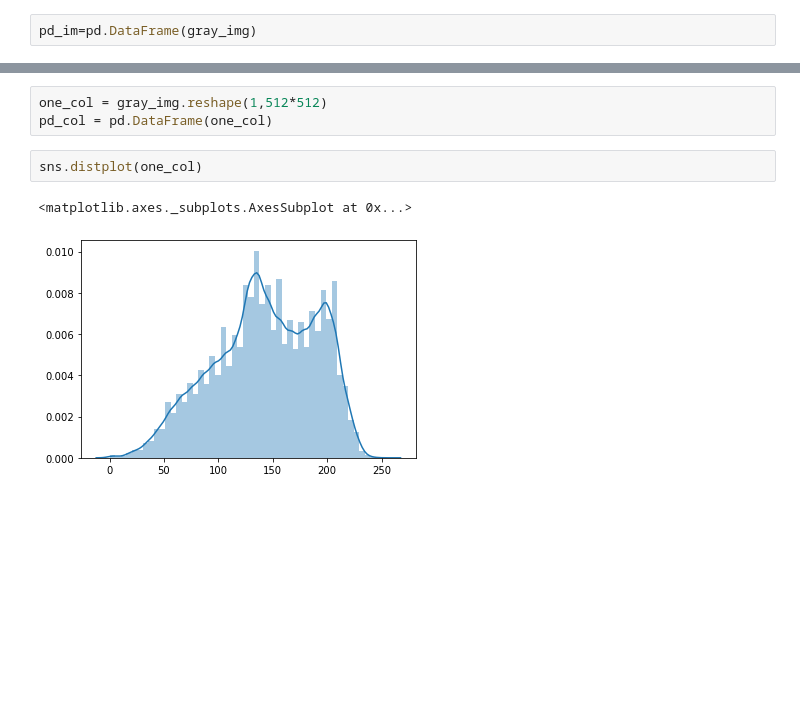
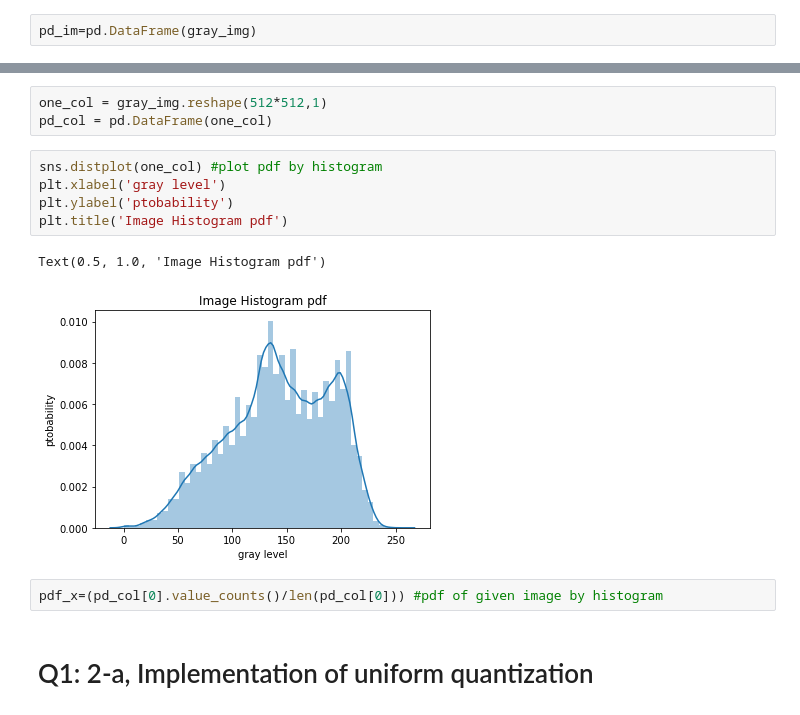
Before and after one commit to nir6760/hw1SignalProcessing, a Jupyter notebook: hw1.ipynb, the cells around one changed output, grey strips where cells are left out. Drawn from its saved outputs; the diff is of its cells as text; blank space fills up the shorter version.

```diff
--- a/hw1.ipynb
+++ b/hw1.ipynb
@@ -38,8 +25,15 @@ pd_im
 # %%
-one_col = gray_img.reshape(1,512*512)
+one_col = gray_img.reshape(512*512,1)
 pd_col = pd.DataFrame(one_col)
-# %%
-sns.distplot(one_col)
-# %% [output]
-<matplotlib.axes._subplots.AxesSubplot at 0x...>
-[figure, removed]
+# %%
+sns.distplot(one_col) #plot pdf by histogram
+plt.xlabel('gray level')
+plt.ylabel('ptobability')
+plt.title('Image Histogram pdf')
+# %% [output]
+Text(0.5, 1.0, 'Image Histogram pdf')
+[figure, added]
+# %%
+pdf_x=(pd_col[0].value_counts()/len(pd_col[0])) #pdf of given image by histogram
+# %% [markdown]
+# Q1: 2-a,   Implementation of uniform quantization
```
Also changed, not shown: parts of 20 cells of this notebook.
